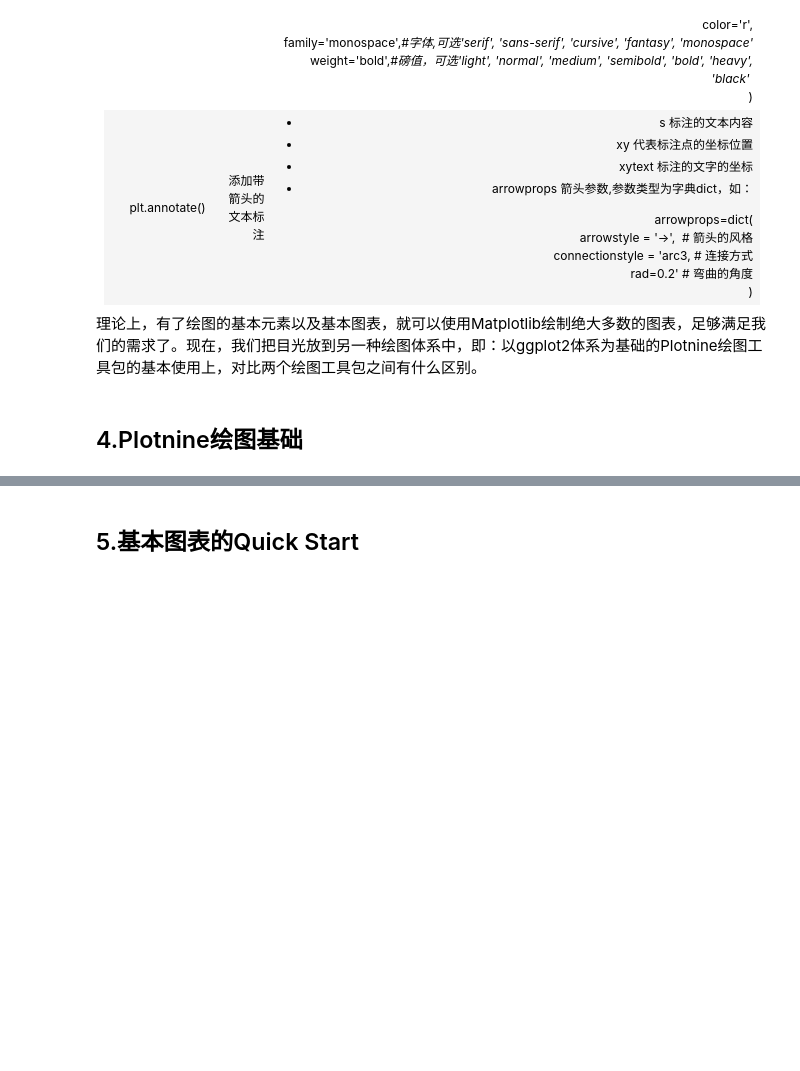
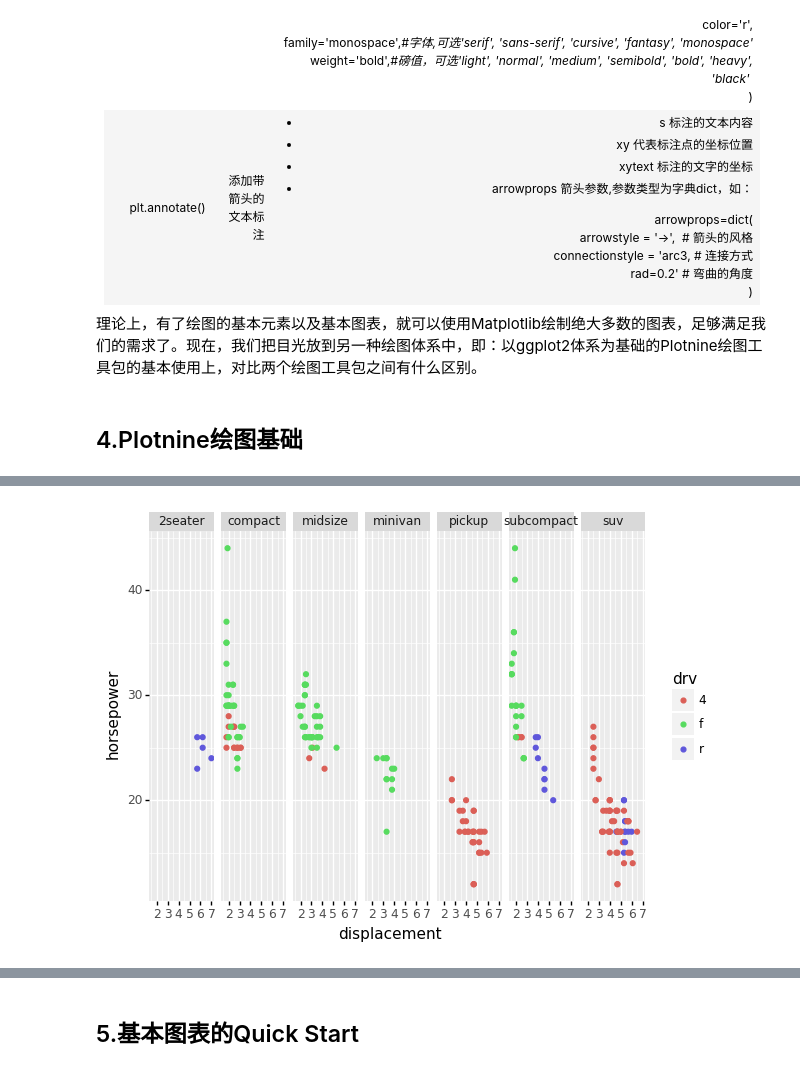
Before and after one commit to Git-Model/Modeling-Universe, a Jupyter notebook: Data-Story/统计分析之数据可视化/数据可视化之plotnine.ipynb, the cells around one changed output, grey strips where cells are left out. Cells and saved outputs as stored; diff of their text form; code cells hidden in the pictures; blank space fills up the shorter version.

```diff
--- a/Data-Story/统计分析之数据可视化/数据可视化之plotnine.ipynb
+++ b/Data-Story/统计分析之数据可视化/数据可视化之plotnine.ipynb
@@ -926,0 +1328,11 @@ print(p1)
+# %%
+# 绘制汽车在不同的车辆类型下，在不同的驱动系统，发动机排量与耗油量的关系
+p1 = (
+    ggplot(mpg, aes(x='displ', y='hwy', color='drv'))     # 设置数据映射图层，数据集使用mpg，x数据使用mpg['displ']，y数据使用mpg['hwy']，颜色映射使用mog['drv']
+    + geom_point()       # 绘制散点图图层
+    + labs(x='displacement', y='horsepower')     # 绘制x、y标签图层
+    + facet_grid('.~ class', labeller='label_value') # 按照车辆类型分面
+)
+print(p1)   # 展示p1图像
+# %% [output]
+[figure, added]
```
Also changed, not shown: parts of 15 cells of this notebook, 2 other files.
